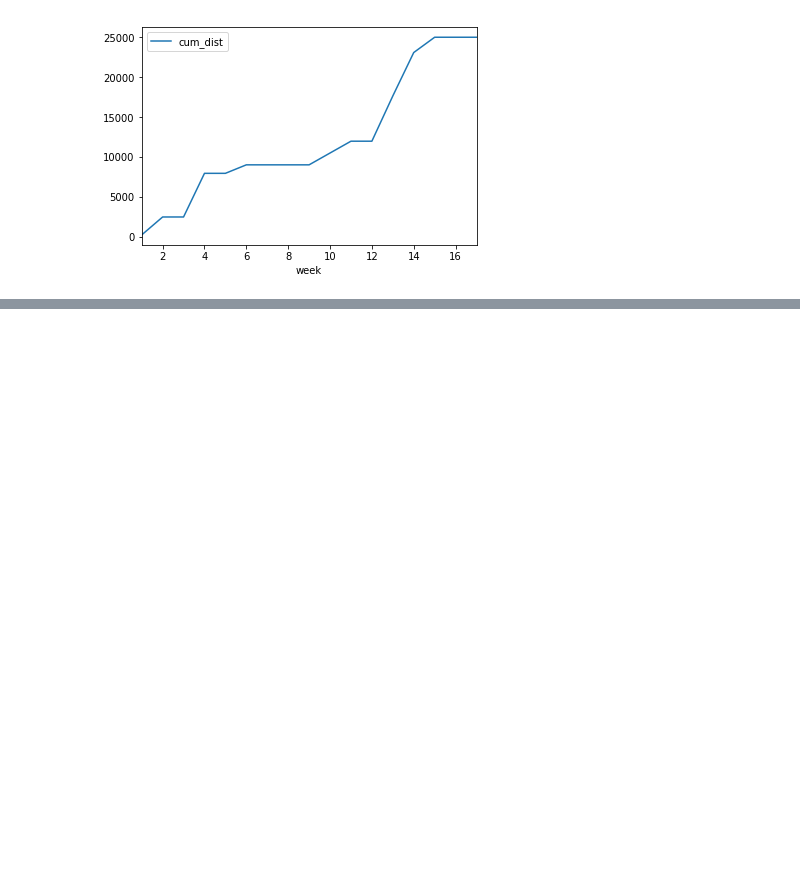
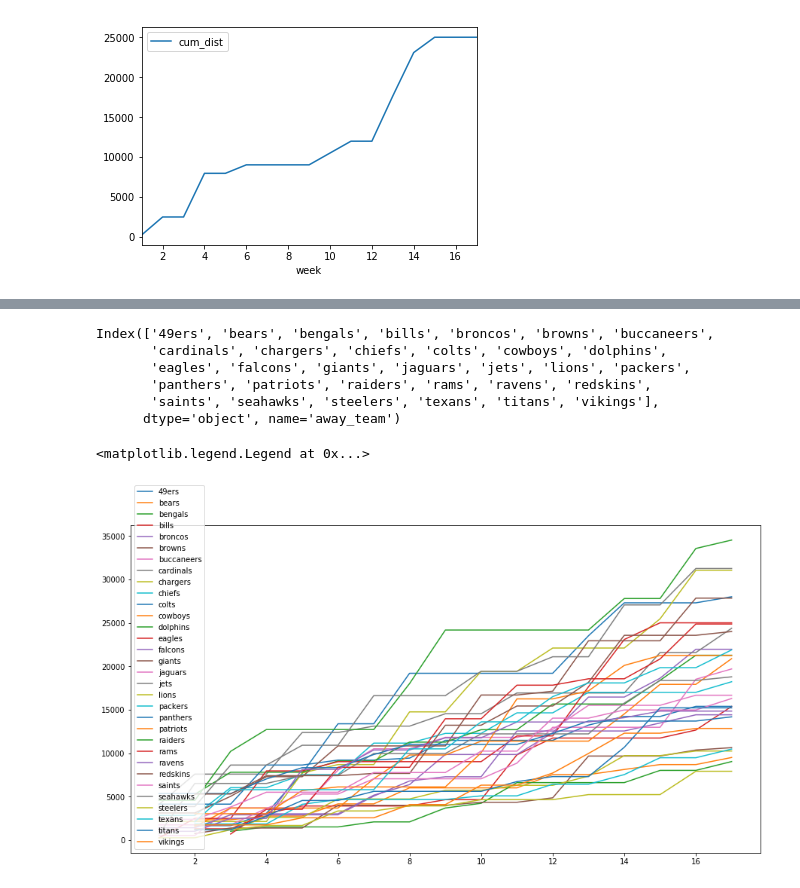
Before and after one commit to jonathanrfox/notebooks, a Jupyter notebook: nfl_travelling_distances.ipynb, the cells around one changed output, grey strips where cells are left out. Saved outputs shown, nothing was run; the diff lists cells and outputs as text; code cells hidden in the pictures; blank space fills up the shorter version.

```diff
--- a/nfl_travelling_distances.ipynb
+++ b/nfl_travelling_distances.ipynb
@@ -19,3 +18,6 @@ pd.set_option('notebook_repr_html', False)
+# %%
+%matplotlib inline
+plt.rc('figure', figsize=(15.0, 8.0))
 # %%
 KEY = os.environ['GOOG_API_KEY']
 # %%
@@ -191,3 +199,5 @@ eagles_df.plot(x='week', y='cum_dist')
 # %% [output]
 <matplotlib.axes._subplots.AxesSubplot at 0x...>
 [figure]
+# %%
+grouped = dist_df.groupby('away_team')
@@ -193,0 +231,10 @@ eagles_df.plot(x='week', y='cum_dist')
+# %%
+def f(group):
+    merged = group.merge(pd.DataFrame({'week': np.arange(1, 18)}), on='week', how='outer')
+    sorted_by_week = merged[['twice_distance', 'week']].sort_values(by='week')
+    return pd.DataFrame({
+        'week': sorted_by_week.week,
+        'cumdist': sorted_by_week.twice_distance.cumsum()
+    }).ffill()
+
+cumdists_per_team = grouped.apply(f)
@@ -193,0 +262,17 @@ eagles_df.plot(x='week', y='cum_dist')
+# %%
+cumdists_per_team.index.levels[0]
+# %% [output]
+Index(['49ers', 'bears', 'bengals', 'bills', 'broncos', 'browns', 'buccaneers',
+       'cardinals', 'chargers', 'chiefs', 'colts', 'cowboys', 'dolphins',
+       'eagles', 'falcons', 'giants', 'jaguars', 'jets', 'lions', 'packers',
+       'panthers', 'patriots', 'raiders', 'rams', 'ravens', 'redskins',
+       'saints', 'seahawks', 'steelers', 'texans', 'titans', 'vikings'],
+      dtype='object', name='away_team')
+# %%
+for label in cumdists_per_team.index.levels[0]:
+    lab_df = cumdists_per_team.loc[label]
+    plt.plot(lab_df.week, lab_df.cumdist, label=label)
+plt.legend(loc=3)
+# %% [output]
+<matplotlib.legend.Legend at 0x...>
+[figure, added]
```
Also changed, not shown: parts of 10 cells of this notebook, 1 other file.
